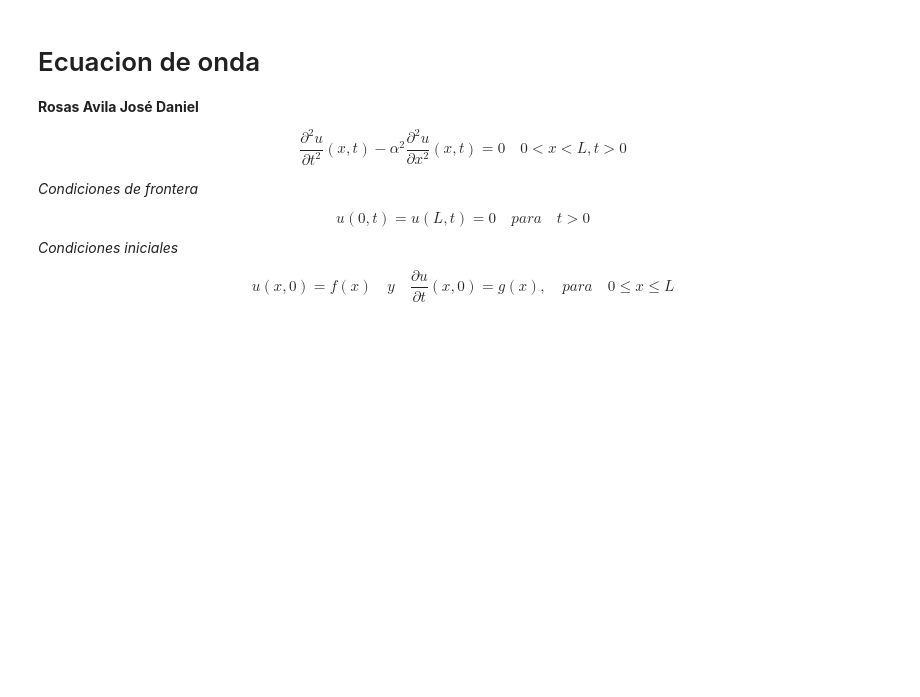
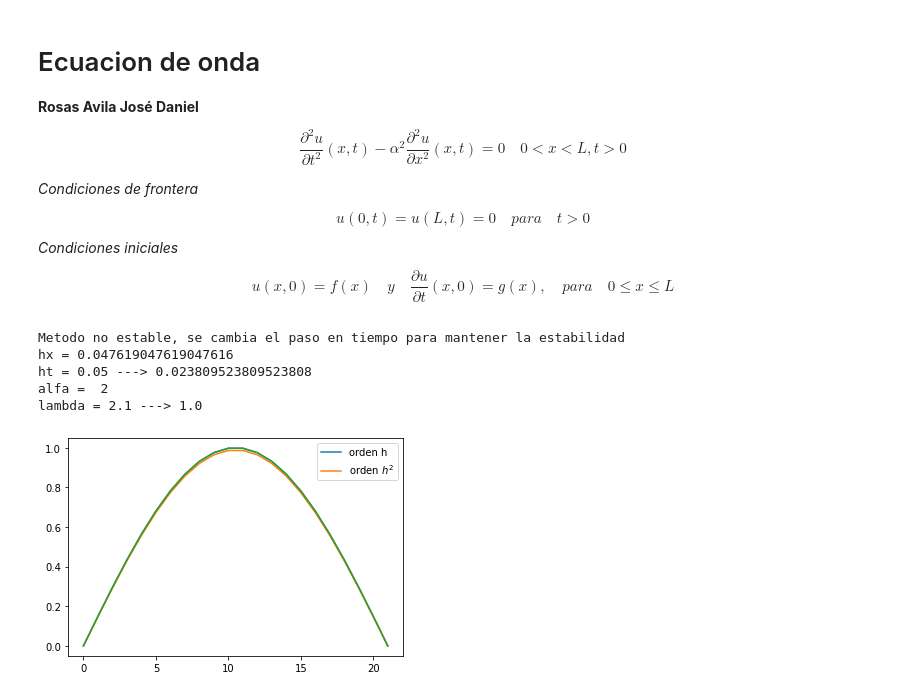
Before and after one commit to DanielR59/GeoMaC_Tareas, a Jupyter notebook: Tarea_Examen2/Ejercicio5_Ex2.ipynb, the cells around one changed output. Saved outputs shown, nothing was run; the diff lists cells and outputs as text; code cells hidden in the pictures; blank space fills up the shorter version.

```diff
--- a/Tarea_Examen2/Ejercicio5_Ex2.ipynb
+++ b/Tarea_Examen2/Ejercicio5_Ex2.ipynb
@@ -47,0 +40,51 @@ w =
+# %%
+#Criterio de Courant
+if λ <= 1:
+    print('hx =', hx)
+    print('ht =',ht)
+    print('alfa = ',α)
+    print('lambda = ',λ)
+else:
+    print('Metodo no estable, se cambia el paso en tiempo para mantener la estabilidad')
+    print('hx =', hx)
+    print('ht =',ht,'--->',hx/α)
+    print('alfa = ',α)
+    ht=hx/α
+    print('lambda =',λ,'--->',α *ht/hx)
+    λ = α *ht/hx
+    Nt=int(Tmax/ht)
+# %% [output]
+Metodo no estable, se cambia el paso en tiempo para mantener la estabilidad
+hx = 0.047619047619047616
+ht = 0.05 ---> 0.023809523809523808
+alfa =  2
+lambda = 2.1 ---> 1.0
+# %%
+#Funciones
+
+#Condiciones
+f = lambda x : np.sin(np.pi*x)
+g = lambda x : 0
+
+def condicionesIniciales (λ, ht , u, x, op =1):
+    N = len (u)
+    w = np. zeros_like (u)
+    for i in range (1,N -1):
+        if op == 1:
+            w[i] = u[i] + ht * g(x[i])
+        else :
+            w[i] = (1 - λ **2) * u[i] + 0.5 * λ **2 * (u[i +1] + u[i -1]) + ht * g(x[i])
+    return w
+#Solucion exacta
+u_exacta = lambda x,t : np.sin(np.pi* x) * np.cos(2*np.pi*t)
+# %%
+#Visualizacion de las condiciones de frontera
+u= f(x) #funcion de onda en el dominio espacial en tiempo n-1
+w = condicionesIniciales(λ,ht,u,x)  # funcion de onda variable en el tiempo n
+w2= condicionesIniciales(λ,ht,u,x,2)
+plt.plot(w,label='orden h')
+plt.plot(w2,label='orden $h^2$')
+plt.plot(u)
+plt.legend();
+# %% [output]
+[figure, added]
```
Also changed, not shown: parts of 8 cells of this notebook.
